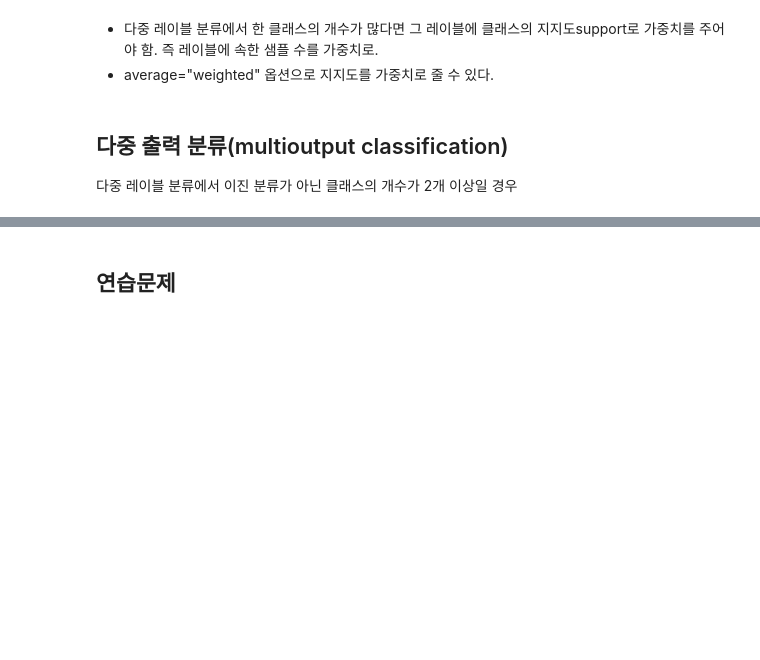
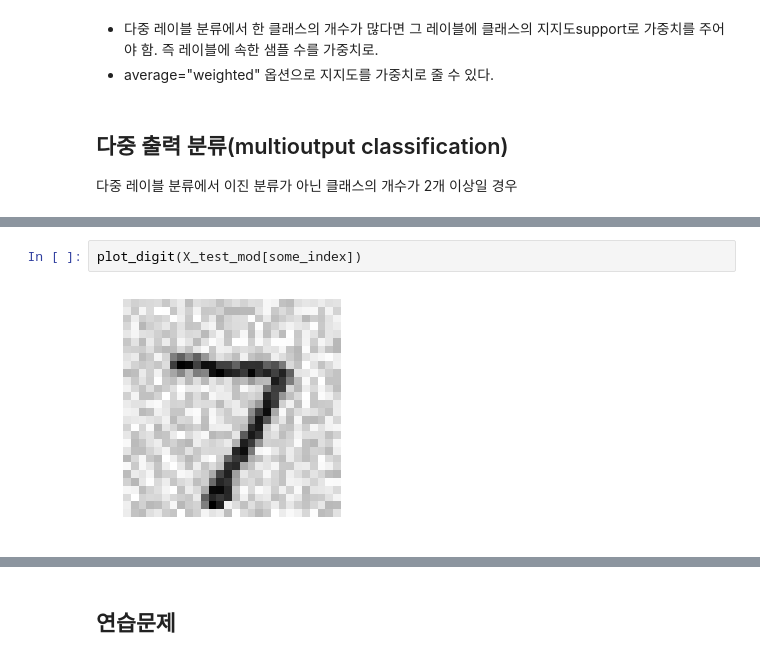
Before and after one commit to jsj267/Book-notes, a Jupyter notebook: Hands-on machine learning with scikit-learn 2nd/3장.ipynb, the cells around one changed output, grey strips where cells are left out. Cells and saved outputs as stored; diff of their text form; blank space fills up the shorter version.

```diff
--- a/Hands-on machine learning with scikit-learn 2nd/3장.ipynb
+++ b/Hands-on machine learning with scikit-learn 2nd/3장.ipynb
@@ -461,0 +483,4 @@ plot_digit(clean_digit)
+# %%
+plot_digit(X_test_mod[some_index])
+# %% [output]
+[figure, added]
```
Also changed, not shown: parts of 37 cells of this notebook.
